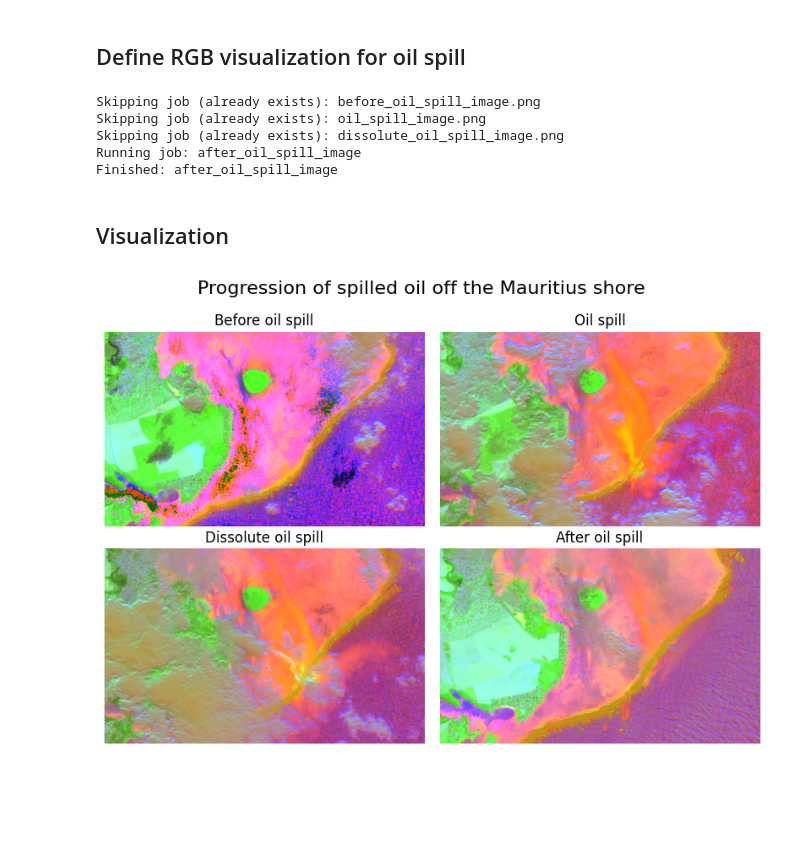
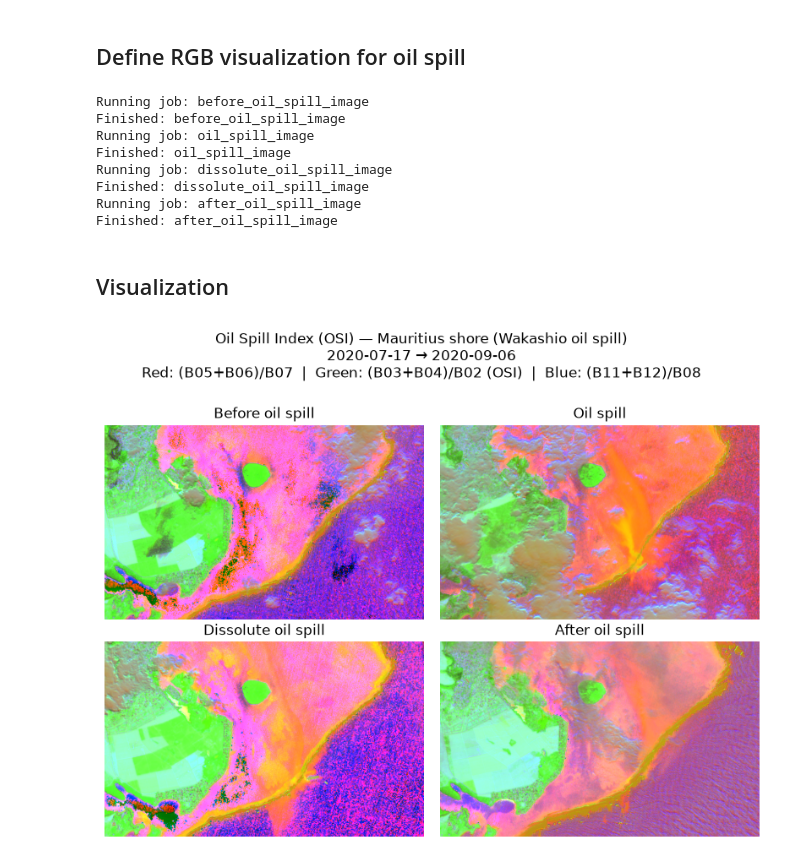
Before and after one commit to developmentseed/openeo-udp, a Jupyter notebook: notebooks/sentinel/sentinel-2/marine_and_water_bodies/oil_spill_index.ipynb, the cells around one changed output. Drawn from its saved outputs; the diff is of its cells as text; code cells hidden in the pictures; blank space fills up the shorter version.

```diff
--- a/notebooks/sentinel/sentinel-2/marine_and_water_bodies/oil_spill_index.ipynb
+++ b/notebooks/sentinel/sentinel-2/marine_and_water_bodies/oil_spill_index.ipynb
@@ -73,0 +86,5 @@ spatial_extent = {"west": 57.70, "south": -20.45, "east": 57.77, "north": -20.41
+# %%
+connection, current_params = param_manager.quick_connect(
+    param_set="wakashio_mauritius",
+    endpoint="copernicus_dataspace",
+)
@@ -134,55 +195,69 @@ after_oil_spill_image = after_oil_spill.apply_dimension(dimension="bands", proce
 # %%
-run_job_list = ["before_oil_spill_image", "oil_spill_image", "dissolute_oil_spill_image", "after_oil_spill_image"]
+# Synchronous execution (POST /result) does not accept unresolved Parameter refs,
+# so materialize them with the selected parameter set before download. The
+# parameterized graphs themselves are preserved for the UDP export below.
+run_job_list = {
+    "before_oil_spill_image": before_oil_spill_image,
+    "oil_spill_image": oil_spill_image,
+    "dissolute_oil_spill_image": dissolute_oil_spill_image,
+    "after_oil_spill_image": after_oil_spill_image,
+}
 
-for job in run_job_list:
-    output_file = Path(f"{job}.png")
+for name, image in run_job_list.items():
+    output_file = Path(f"{_algorithm_id}_{name}.png")
 
     if output_file.exists():
         print(f"Skipping job (already exists): {output_file}")
         continue
 
-    print(f"Running job: {job}")
-    globals()[job] = globals()[job].linear_scale_range(0, 1, 0, 255)
-    globals()[job].download(str(output_file))
-    print(f"Finished: {job}")
+    print(f"Running job: {name}")
+    scaled_image = image.linear_scale_range(0, 1, 0, 255)
+    resolved = param_manager.resolve(scaled_image, current_params)
+    resolved.download(str(output_file))
+    print(f"Finished: {name}")
 # %% [output]
-Skipping job (already exists): before_oil_spill_image.png
-Skipping job (already exists): oil_spill_image.png
-Skipping job (already exists): dissolute_oil_spill_image.png
+Running job: before_oil_spill_image
+Finished: before_oil_spill_image
+Running job: oil_spill_image
+Finished: oil_spill_image
+Running job: dissolute_oil_spill_image
+Finished: dissolute_oil_spill_image
 Running job: after_oil_spill_image
 Finished: after_oil_spill_image
 # %% [markdown]
 ## Visualization
 # %%
 # Load and display the image
-image_list = ["before_oil_spill_image", "oil_spill_image", "dissolute_oil_spill_image", "after_oil_spill_image"]
+image_list = list(run_job_list.keys())
 
 fig, axes = plt.subplots(2, 2, figsize=(10, 10), dpi=100)
 
 fig.suptitle(
-    "Progression of spilled oil off the Mauritius shore",
-    fontsize=16,
-    y=0.80
+    f"Oil Spill Index (OSI) — {current_params['location_name']}\n"
+    f"{current_params['time'].default[0]} → {current_params['time'].default[1]}\n"
+    f"Red: (B05+B06)/B07  |  Green: (B03+B04)/B02 (OSI)  |  Blue: (B11+B12)/B08",
+    fontsize=12,
+    y=0.85
 )
 
 fig.subplots_adjust(hspace=-0.5, wspace=0.05)
 
-for ax, image in zip(axes.ravel(), image_list):
-    title = image.split("_")[:-1]
+for ax, name in zip(axes.ravel(), image_list):
+    title = name.split("_")[:-1]
     title = " ".join(title).capitalize()
 
-    img = Image.open(f"{image}.png")
+    img = Image.open(f"{_algorithm_id}_{name}.png")
     ax.imshow(img)
     ax.set_title(
         title,
         fontsize=12,
     )
     ax.axis("off")
 
 # plt.tight_layout()
 plt.show()
 # %% [output]
-[figure, old version]
+[figure, new version]
 # %% [markdown]
 ## Performance and Limitations
 
```
Also changed, not shown: parts of 16 cells of this notebook, 1 other file.
